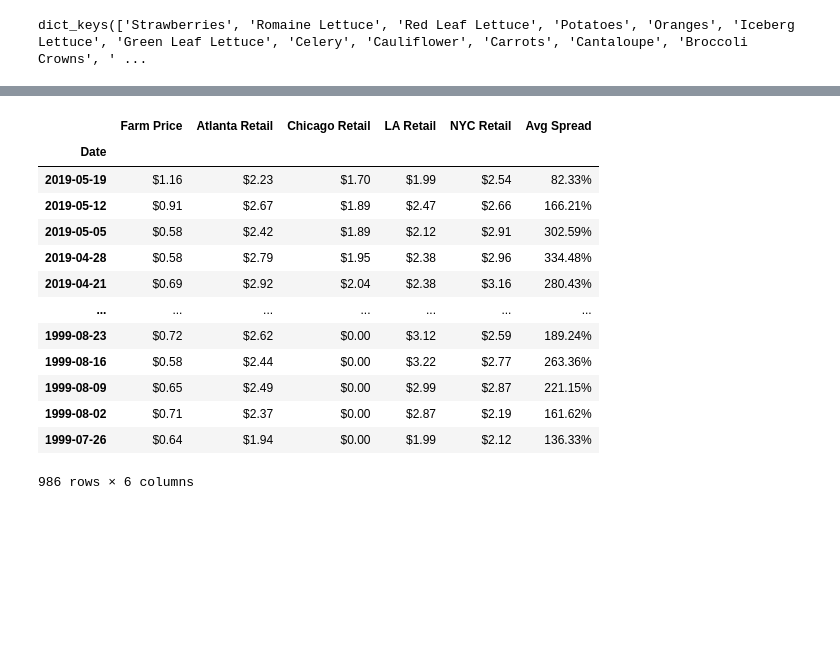
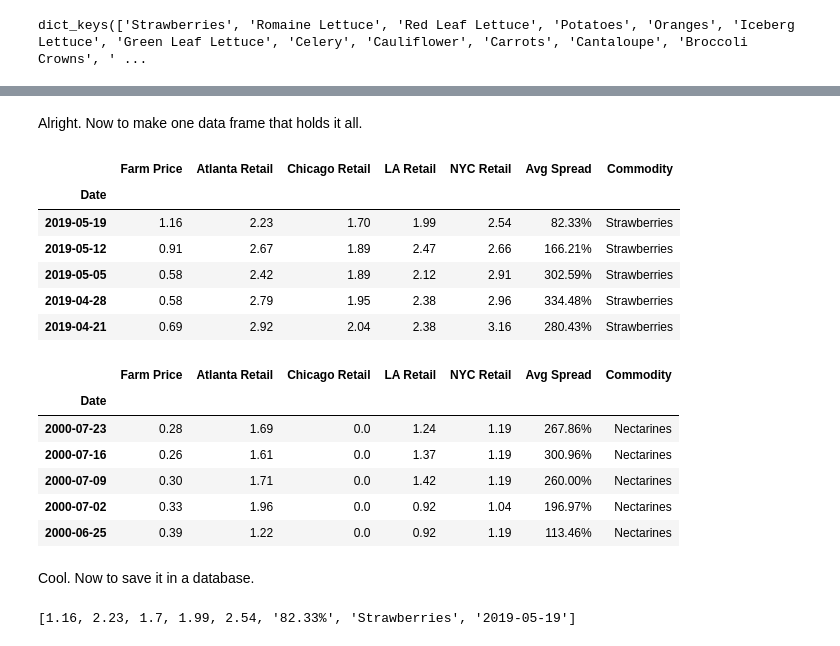
Before and after one commit to tim-christy/agriculture-price-analysis, a Jupyter notebook: notebooks/00_collection/00_data.ipynb, the cells around one changed output, grey strips where cells are left out. Saved outputs shown, nothing was run; the diff lists cells and outputs as text; code cells hidden in the pictures; blank space fills up the shorter version.

```diff
--- a/notebooks/00_collection/00_data.ipynb
+++ b/notebooks/00_collection/00_data.ipynb
@@ -179,28 +179,0 @@ produce_df_dict['Strawberries']
-# %%
-for i in range(986):
-    list_strawberries_df.append(pd.DataFrame(produce['Strawberries'][7*i: 7*(i+1)]).T)
-
-strawberries_df = pd.concat(list_strawberries_df)
-strawberries_df.columns = ['Date', 'Farm Price', 'Atlanta Retail', 'Chicago Retail', 'LA Retail', 'NYC Retail', 'Avg Spread']
-strawberries_df.index = strawberries_df['Date']
-strawberries_df.drop(columns =['Date'], inplace=True)
-strawberries_df['Farm Price'] = pd.to_numeric(strawberries_df['Farm Price'].str.replace('$', ''))
-strawberries_df['Atlanta Retail'] = pd.to_numeric(strawberries_df['Atlanta Retail'].str.replace('$', ''))
-strawberries_df['Chicago Retail'] = pd.to_numeric(strawberries_df['Chicago Retail'].str.replace('$', ''))
-strawberries_df['LA Retail'] = pd.to_numeric(strawberries_df['LA Retail'].str.replace('$', ''))
-strawberries_df['NYC Retail'] = pd.to_numeric(strawberries_df['NYC Retail'].str.replace('$', ''))
-# %% [output]
-|  | Farm Price | Atlanta Retail | Chicago Retail | LA Retail | NYC Retail | Avg Spread |
-| Date |  |  |  |  |  |  |
-| 2019-05-19 | $1.16 | $2.23 | $1.70 | $1.99 | $2.54 | 82.33% |
-| 2019-05-12 | $0.91 | $2.67 | $1.89 | $2.47 | $2.66 | 166.21% |
-| 2019-05-05 | $0.58 | $2.42 | $1.89 | $2.12 | $2.91 | 302.59% |
-| 2019-04-28 | $0.58 | $2.79 | $1.95 | $2.38 | $2.96 | 334.48% |
-| 2019-04-21 | $0.69 | $2.92 | $2.04 | $2.38 | $3.16 | 280.43% |
-| ... | ... | ... | ... | ... | ... | ... |
-| 1999-08-23 | $0.72 | $2.62 | $0.00 | $3.12 | $2.59 | 189.24% |
-| 1999-08-16 | $0.58 | $2.44 | $0.00 | $3.22 | $2.77 | 263.36% |
-| 1999-08-09 | $0.65 | $2.49 | $0.00 | $2.99 | $2.87 | 221.15% |
-| 1999-08-02 | $0.71 | $2.37 | $0.00 | $2.87 | $2.19 | 161.62% |
-| 1999-07-26 | $0.64 | $1.94 | $0.00 | $1.99 | $2.12 | 136.33% |
-986 rows × 6 columns
@@ -212,0 +180,30 @@ strawberries_df['NYC Retail'] = pd.to_numeric(strawberries_df['NYC Retail'].str.
+# %% [markdown]
+Alright. Now to make one data frame that holds it all.
+# %%
+full_df = []
+for name in list(produce_df_dict.keys()):
+    full_df.append(produce_df_dict[name])
+# %%
+grand_df = pd.concat(full_df)
+# %%
+grand_df.head()
+# %% [output]
+|  | Farm Price | Atlanta Retail | Chicago Retail | LA Retail | NYC Retail | Avg Spread | Commodity |
+| Date |  |  |  |  |  |  |  |
+| 2019-05-19 | 1.16 | 2.23 | 1.70 | 1.99 | 2.54 | 82.33% | Strawberries |
+| 2019-05-12 | 0.91 | 2.67 | 1.89 | 2.47 | 2.66 | 166.21% | Strawberries |
+| 2019-05-05 | 0.58 | 2.42 | 1.89 | 2.12 | 2.91 | 302.59% | Strawberries |
+| 2019-04-28 | 0.58 | 2.79 | 1.95 | 2.38 | 2.96 | 334.48% | Strawberries |
+| 2019-04-21 | 0.69 | 2.92 | 2.04 | 2.38 | 3.16 | 280.43% | Strawberries |
+# %%
+grand_df.tail()
+# %% [output]
+|  | Farm Price | Atlanta Retail | Chicago Retail | LA Retail | NYC Retail | Avg Spread | Commodity |
+| Date |  |  |  |  |  |  |  |
+| 2000-07-23 | 0.28 | 1.69 | 0.0 | 1.24 | 1.19 | 267.86% | Nectarines |
+| 2000-07-16 | 0.26 | 1.61 | 0.0 | 1.37 | 1.19 | 300.96% | Nectarines |
+| 2000-07-09 | 0.30 | 1.71 | 0.0 | 1.42 | 1.19 | 260.00% | Nectarines |
+| 2000-07-02 | 0.33 | 1.96 | 0.0 | 0.92 | 1.04 | 196.97% | Nectarines |
+| 2000-06-25 | 0.39 | 1.22 | 0.0 | 0.92 | 1.19 | 113.46% | Nectarines |
+# %% [markdown]
+Cool. Now to save it in a database.
@@ -212,0 +228,4 @@ strawberries_df['NYC Retail'] = pd.to_numeric(strawberries_df['NYC Retail'].str.
+# %%
+list(grand_df.iloc[0])
+# %% [output]
+[1.16, 2.23, 1.7, 1.99, 2.54, '82.33%', 'Strawberries', '2019-05-19']
```
Also changed, not shown: parts of 13 cells of this notebook, 1 other file.
